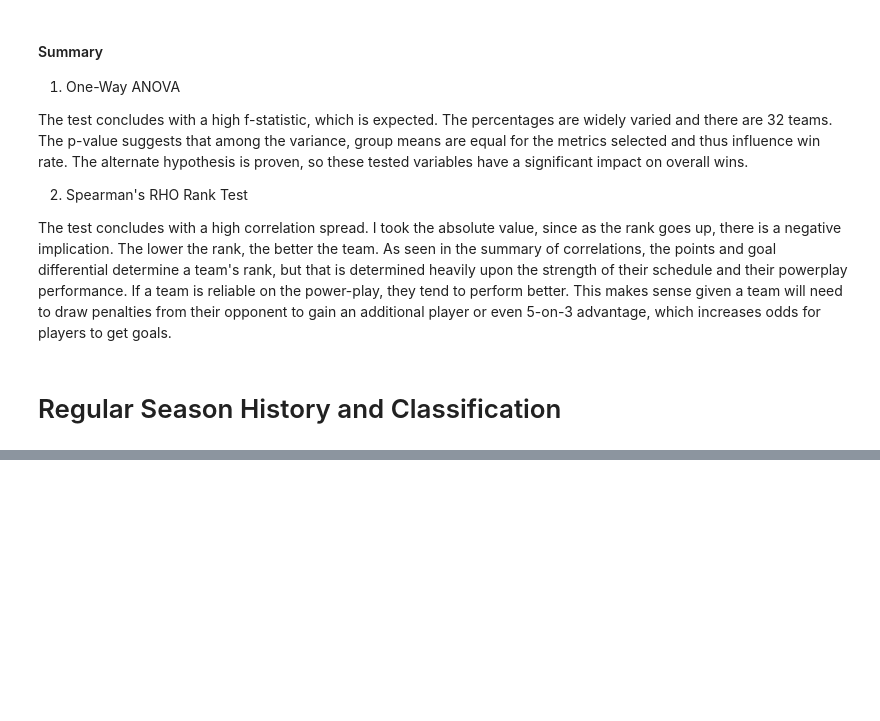
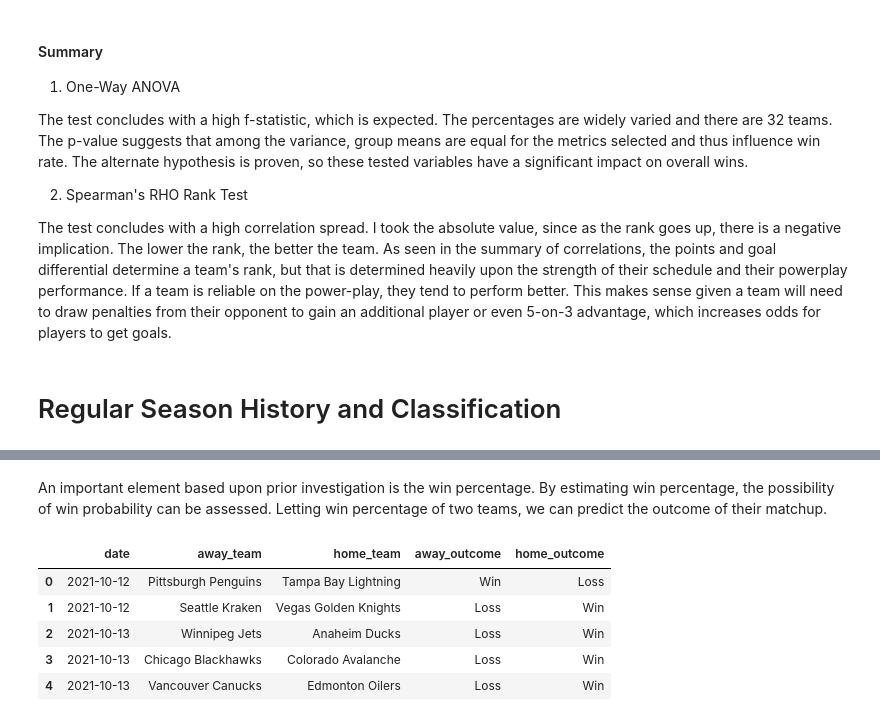
Before and after one commit to RyanSchraeder/StanleyCupPredictions, a Jupyter notebook: notebooks/model.ipynb, the cells around one changed output, grey strips where cells are left out. Saved outputs shown, nothing was run; the diff lists cells and outputs as text; code cells hidden in the pictures; blank space fills up the shorter version.

```diff
--- a/notebooks/model.ipynb
+++ b/notebooks/model.ipynb
@@ -284,0 +301,11 @@ games.drop(columns=({'away_goals', 'home_goals', 'length_of_game_min', ''}))
+# %% [markdown]
+An important element based upon prior investigation is the win percentage. By estimating win percentage, the possibility of win probability can be assessed. Letting win percentage of two teams, we can predict the outcome of their matchup.
+# %%
+games.head()
+# %% [output]
+|  | date | away_team | home_team | away_outcome | home_outcome |
+| 0 | 2021-10-12 | Pittsburgh Penguins | Tampa Bay Lightning | Win | Loss |
+| 1 | 2021-10-12 | Seattle Kraken | Vegas Golden Knights | Loss | Win |
+| 2 | 2021-10-13 | Winnipeg Jets | Anaheim Ducks | Loss | Win |
+| 3 | 2021-10-13 | Chicago Blackhawks | Colorado Avalanche | Loss | Win |
+| 4 | 2021-10-13 | Vancouver Canucks | Edmonton Oilers | Loss | Win |
```
Also changed, not shown: parts of 10 cells of this notebook, 3 other files.
